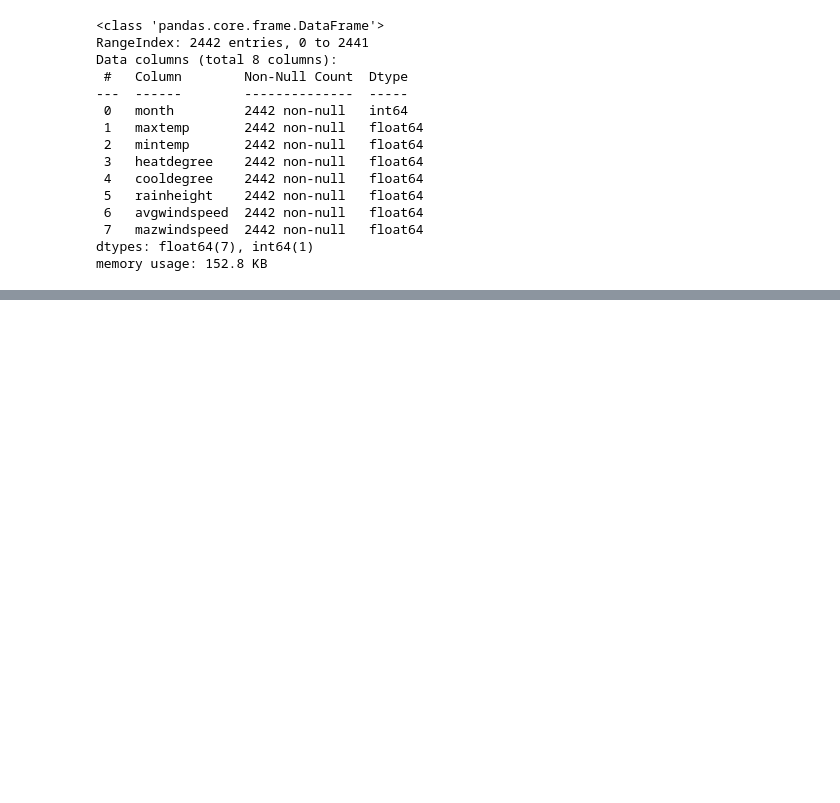
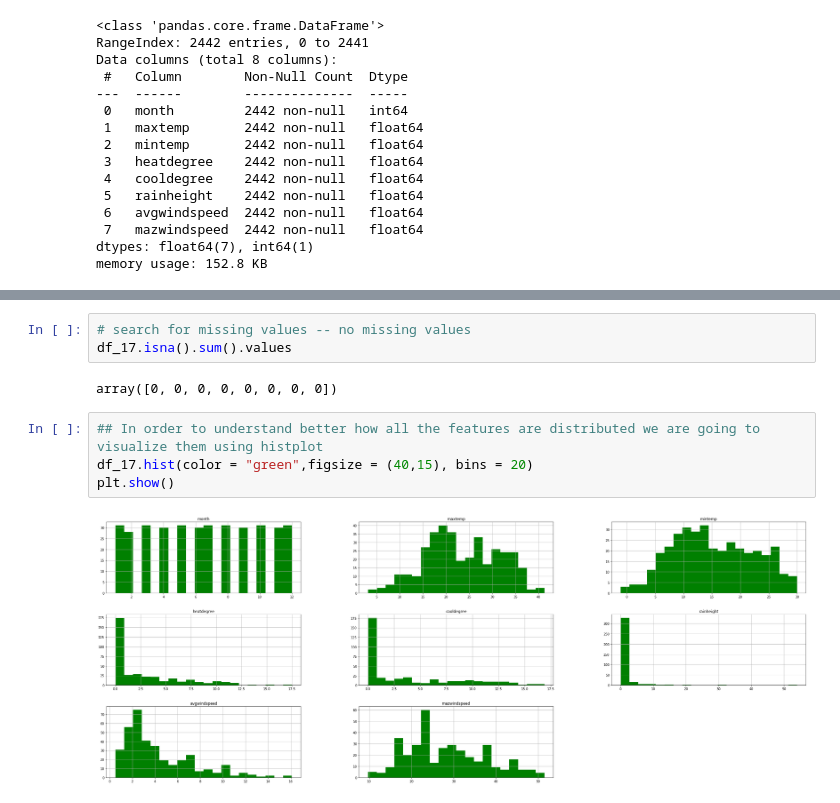
Before and after one commit to spros1/Methods-and-Algorithms_Work_Semester_21-22, a Jupyter notebook: Meteorological_Measurements_AthensCenter.ipynb, the cells around one changed output, grey strips where cells are left out. Drawn from its saved outputs; the diff is of its cells as text; blank space fills up the shorter version.

```diff
--- a/Meteorological_Measurements_AthensCenter.ipynb
+++ b/Meteorological_Measurements_AthensCenter.ipynb
@@ -141,0 +200,11 @@ memory usage: 152.8 KB
+# %%
+# search for missing values -- no missing values
+df_17.isna().sum().values
+# %% [output]
+array([0, 0, 0, 0, 0, 0, 0, 0])
+# %%
+## In order to understand better how all the features are distributed we are going to visualize them using histplot
+df_17.hist(color = "green",figsize = (40,15), bins = 20)
+plt.show()
+# %% [output]
+[figure, added]
```
Also changed, not shown: parts of 34 cells of this notebook.
